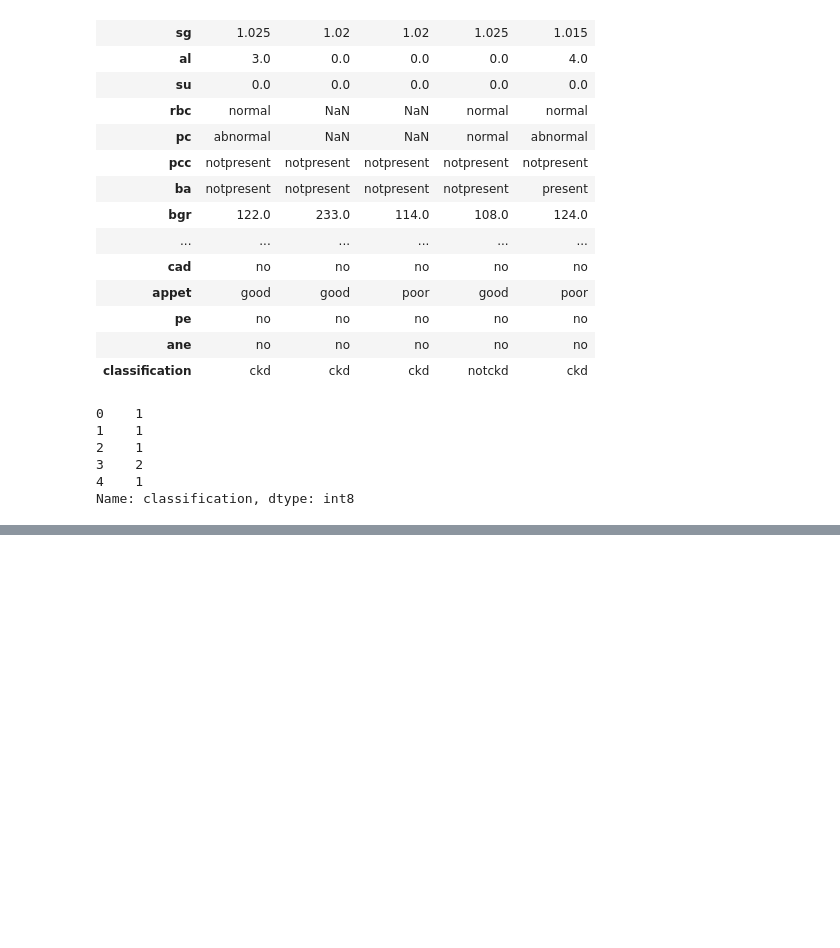
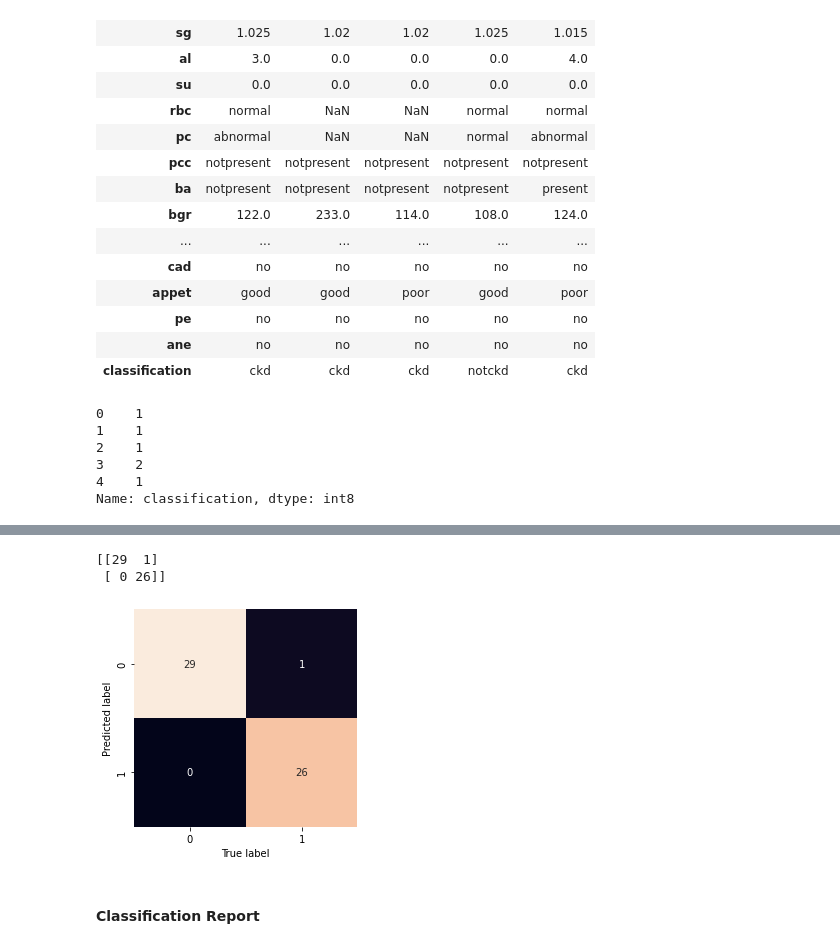
Before and after one commit to Tanishq-19/Chronic_Kidney_Disease_Predictor, a Jupyter notebook: Chronic-Kidney-Disease.ipynb, the cells around one changed output, grey strips where cells are left out. Saved outputs shown, nothing was run; the diff lists cells and outputs as text; code cells hidden in the pictures; blank space fills up the shorter version.

```diff
--- a/Chronic-Kidney-Disease.ipynb
+++ b/Chronic-Kidney-Disease.ipynb
@@ -481,0 +572,4 @@ plt.ylabel("Blood Glucose Random");
+# %%
+# Predicting the model
+y_preds = model.predict(X_test)
+y_preds
@@ -481,0 +599,27 @@ plt.ylabel("Blood Glucose Random");
+# %%
+# Importing confusion_matrix
+from sklearn.metrics import confusion_matrix
+
+print(confusion_matrix(y_preds, y_test))
+# %% [output]
+[[29  1]
+ [ 0 26]]
+# %%
+# Defining function to plot confusion matrix
+def plot_confusion_matrix(y_preds, y_test):
+    """
+    Plots the confusion matrix using python's seaborn library.
+    """
+    fig, ax = plt.subplots(figsize=(4, 4))
+
+    ax = sbs.heatmap(confusion_matrix(y_preds, y_test),
+                     annot = True,
+                     cbar=False)
+    plt.xlabel("True label")
+    plt.ylabel("Predicted label")
+
+plot_confusion_matrix(y_preds, y_test)
+# %% [output]
+[figure, added]
+# %% [markdown]
+#### Classification Report
```
Also changed, not shown: parts of 23 cells of this notebook.
